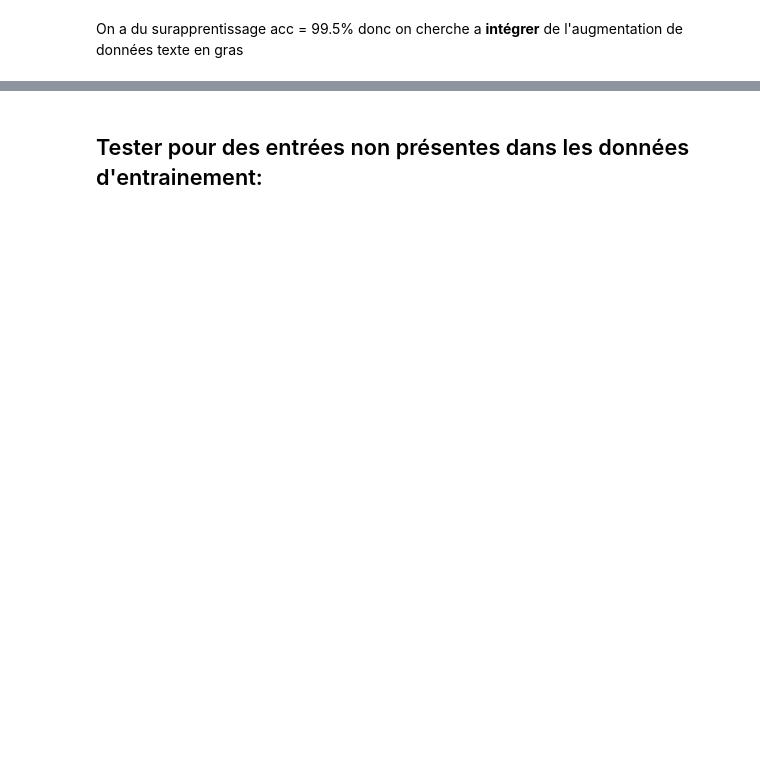
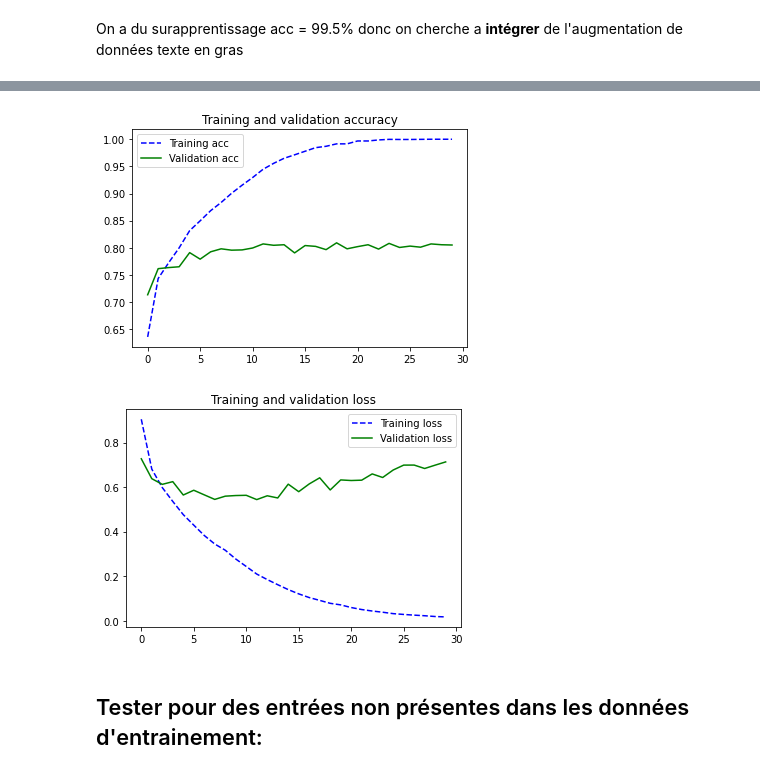
Before and after one commit to chaimaeouardani/img_classification, a Jupyter notebook: main.ipynb, the cells around one changed output, grey strips where cells are left out. Saved outputs shown, nothing was run; the diff lists cells and outputs as text; code cells hidden in the pictures; blank space fills up the shorter version.

```diff
--- a/main.ipynb
+++ b/main.ipynb
@@ -453,8 +450,6 @@ _________________________________________________________________
 opt = optimizers.Adam(learning_rate=3e-4)
 model.compile(optimizer=opt, loss='sparse_categorical_crossentropy' , metrics = ['accuracy'])
 # %%
-history = model.fit_generator(datagen.flow(x_train, y_train, batch_size=10),
-                    validation_data=(x_val, y_val),
-                    epochs=10,
-                    )
+a, b = datagen.flow(x_train, y_train, batch_size=x_train.shape[0]).next()
+history = model.fit(a, b, validation_data=(x_val, y_val), epochs=30)
 # %% [output]
@@ -472,3 +473,8 @@ cp: cannot stat 'projet_DL.ipynb': No such file or directory
+# %%
+plot_training_analysis(history)
+# %% [output]
+[figure, added]
+[figure, added]
 # %% [markdown]
 ## Tester pour des entrées non présentes dans les données d'entrainement:
 # %%
```
Also changed, not shown: parts of 22 cells of this notebook.
